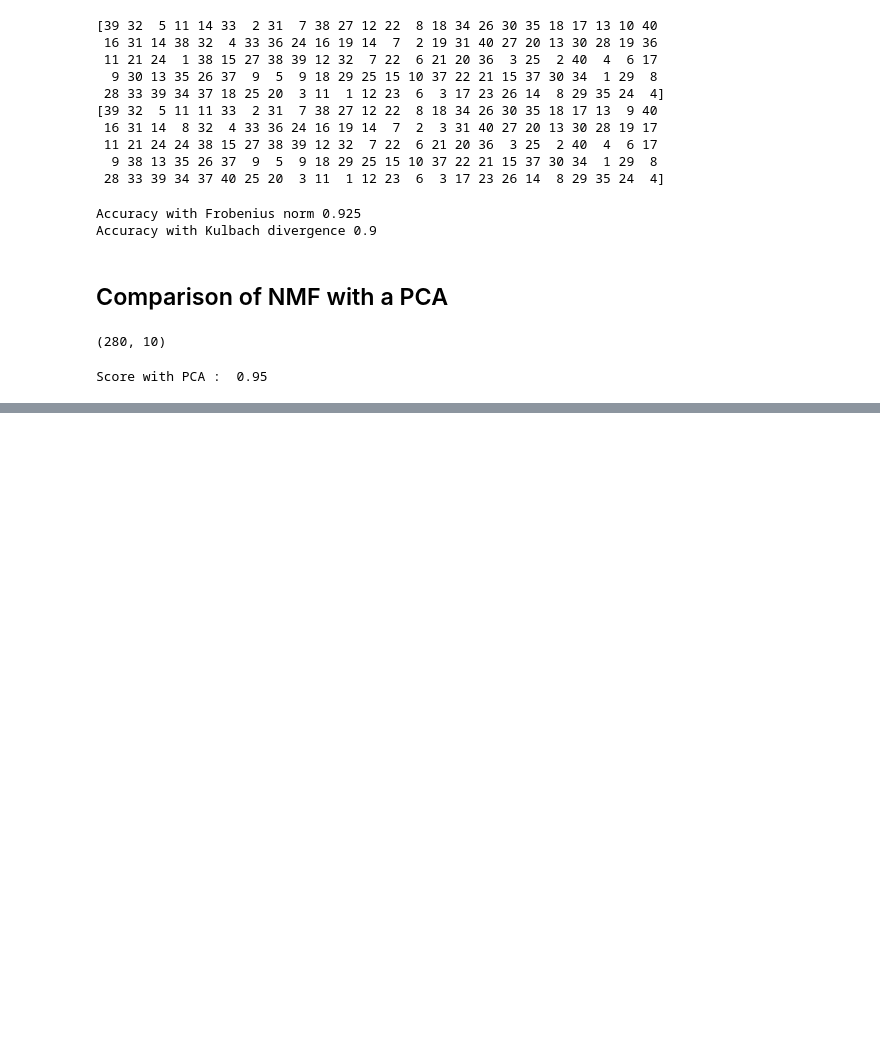
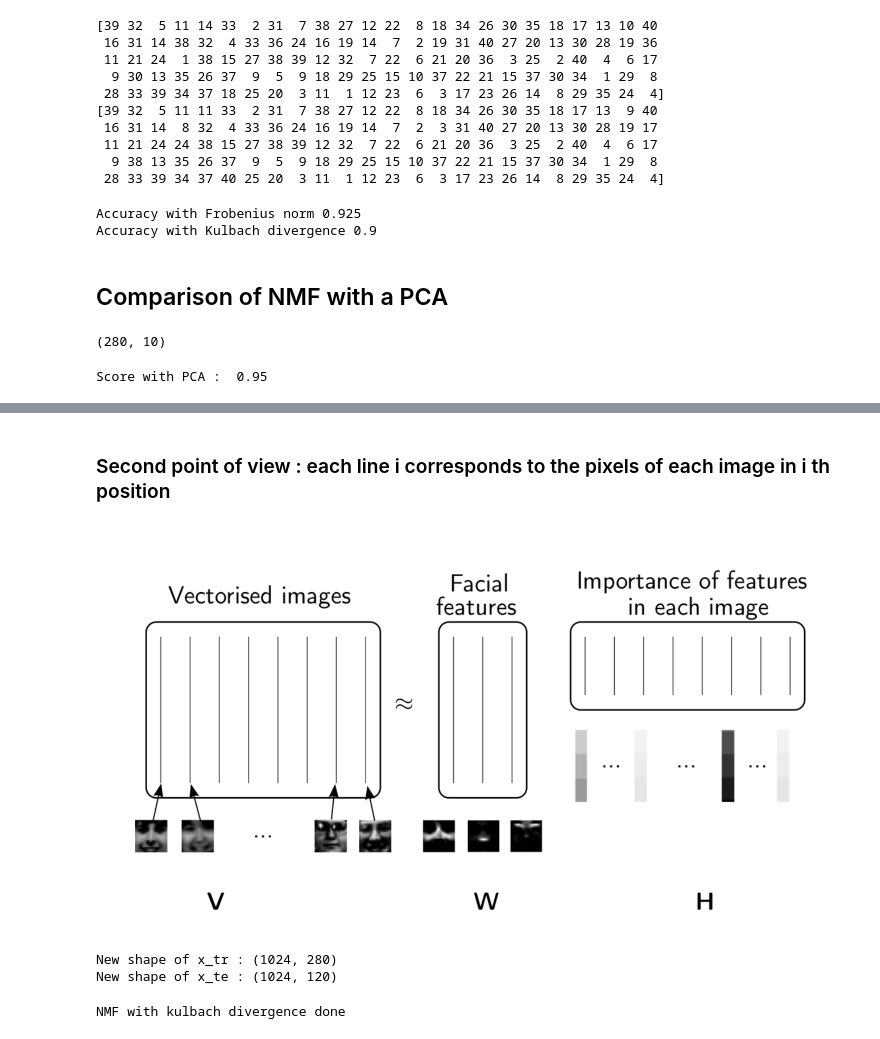
Before and after one commit to alexissair/Non-Negative-Matrix-Factorization, a Jupyter notebook: NMF Analysis & Applications.ipynb, the cells around one changed output, grey strips where cells are left out. Saved outputs shown, nothing was run; the diff lists cells and outputs as text; code cells hidden in the pictures; blank space fills up the shorter version.

```diff
--- a/NMF Analysis & Applications.ipynb
+++ b/NMF Analysis & Applications.ipynb
@@ -481,0 +496,6 @@ plot_results()
+# %% [markdown]
+### Second point of view : each line i corresponds to the pixels of each image in i th position
+# %%
+Image(filename='./img/NMF explained.png')
+# %% [output]
+[figure, added]
@@ -481,0 +504,13 @@ plot_results()
+# %%
+print('New shape of x_tr :', x_tr.shape)
+print('New shape of x_te :', x_te.shape)
+# %% [output]
+New shape of x_tr : (1024, 280)
+New shape of x_te : (1024, 120)
+# %%
+niter = 200
+kulNMF = KullbachNMF(V=x_tr, r=20)
+kulNMF.train(niter = niter, verbose = False)
+print('NMF with kullbach divergence done')
+# %% [output]
+NMF with kulbach divergence done
```
Also changed, not shown: parts of 15 cells of this notebook.
